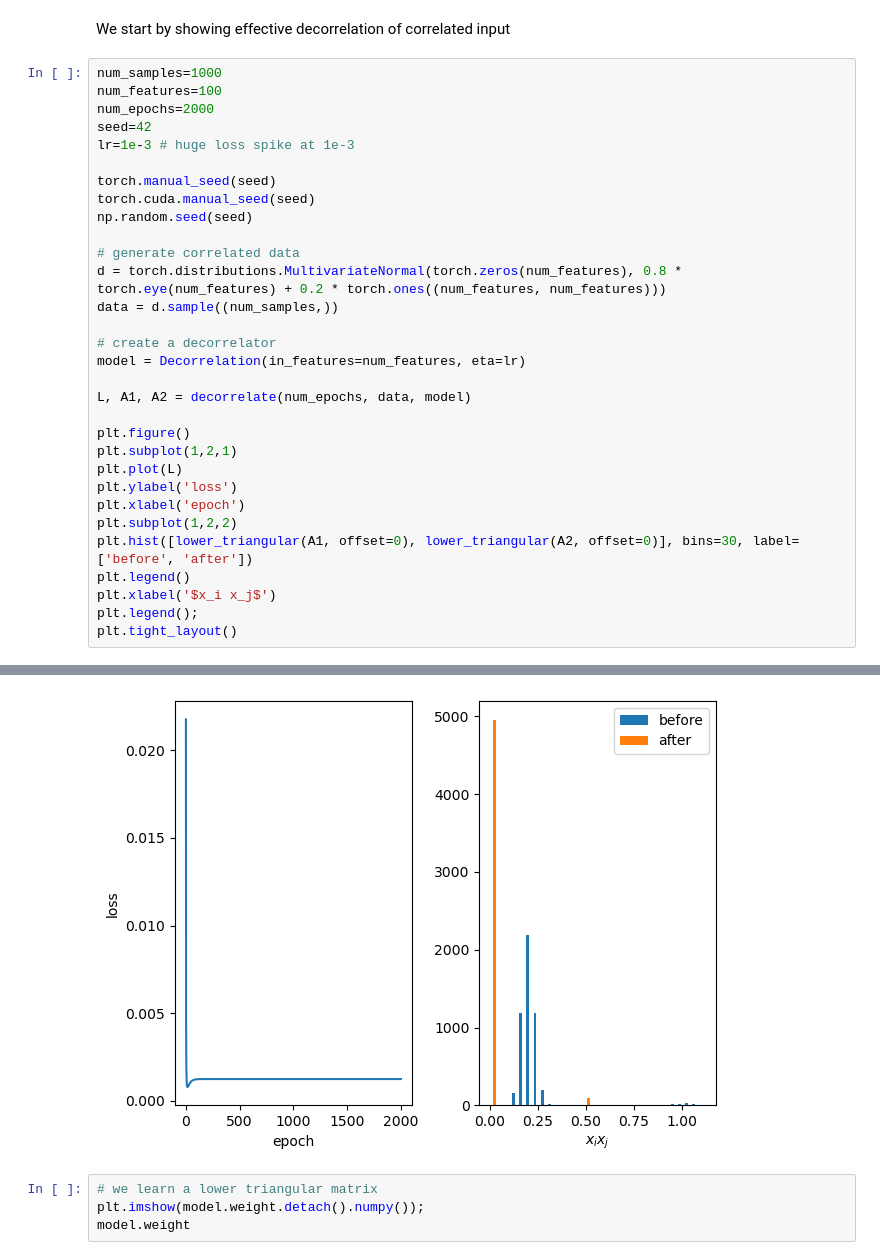
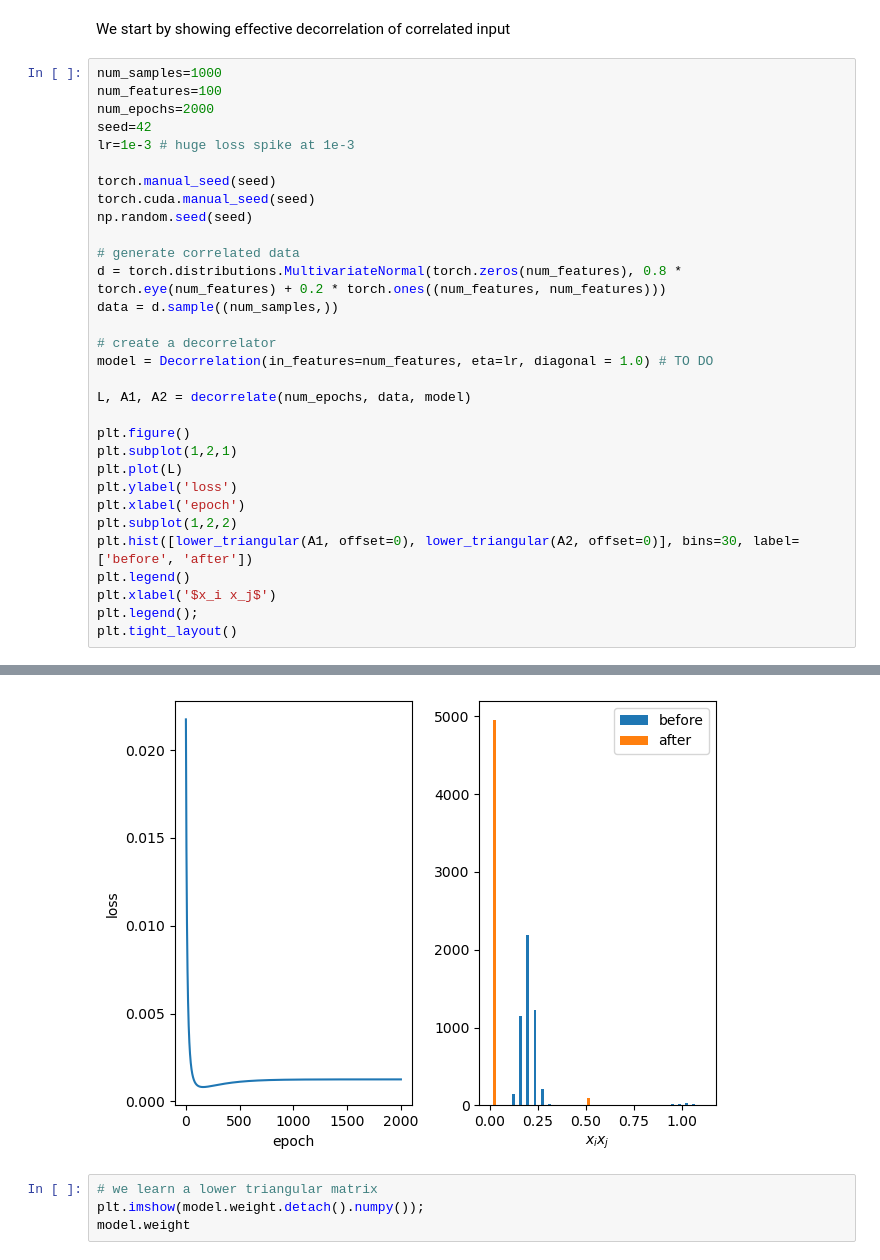
Before and after one commit to artcogsys/decorbp, a Jupyter notebook: examples/decorrelation_analysis.ipynb, the cells around one changed output, grey strips where cells are left out. Drawn from its saved outputs; the diff is of its cells as text.

```diff
--- a/examples/decorrelation_analysis.ipynb
+++ b/examples/decorrelation_analysis.ipynb
@@ -47,7 +47,7 @@ d = torch.distributions.MultivariateNormal(torch.zeros(num_features), 0.8 * torc
 data = d.sample((num_samples,))
 
 # create a decorrelator
-model = Decorrelation(in_features=num_features, eta=lr)
+model = Decorrelation(in_features=num_features, eta=lr, diagonal = 1.0) # TO DO
 
 L, A1, A2 = decorrelate(num_epochs, data, model)
 
@@ -78,9 +78,9 @@ iteration 11    loss: 0.001
 ... (1984 lines left out)
 iteration 1996  loss: 0.001
 iteration 1997  loss: 0.001
 iteration 1998  loss: 0.001
 iteration 1999  loss: 0.001
-[figure, old version]
+[figure, new version]
 # %%
 # we learn a lower triangular matrix
 plt.imshow(model.weight.detach().numpy());
```
Also changed, not shown: parts of 1 cell of this notebook, 1 other file.
